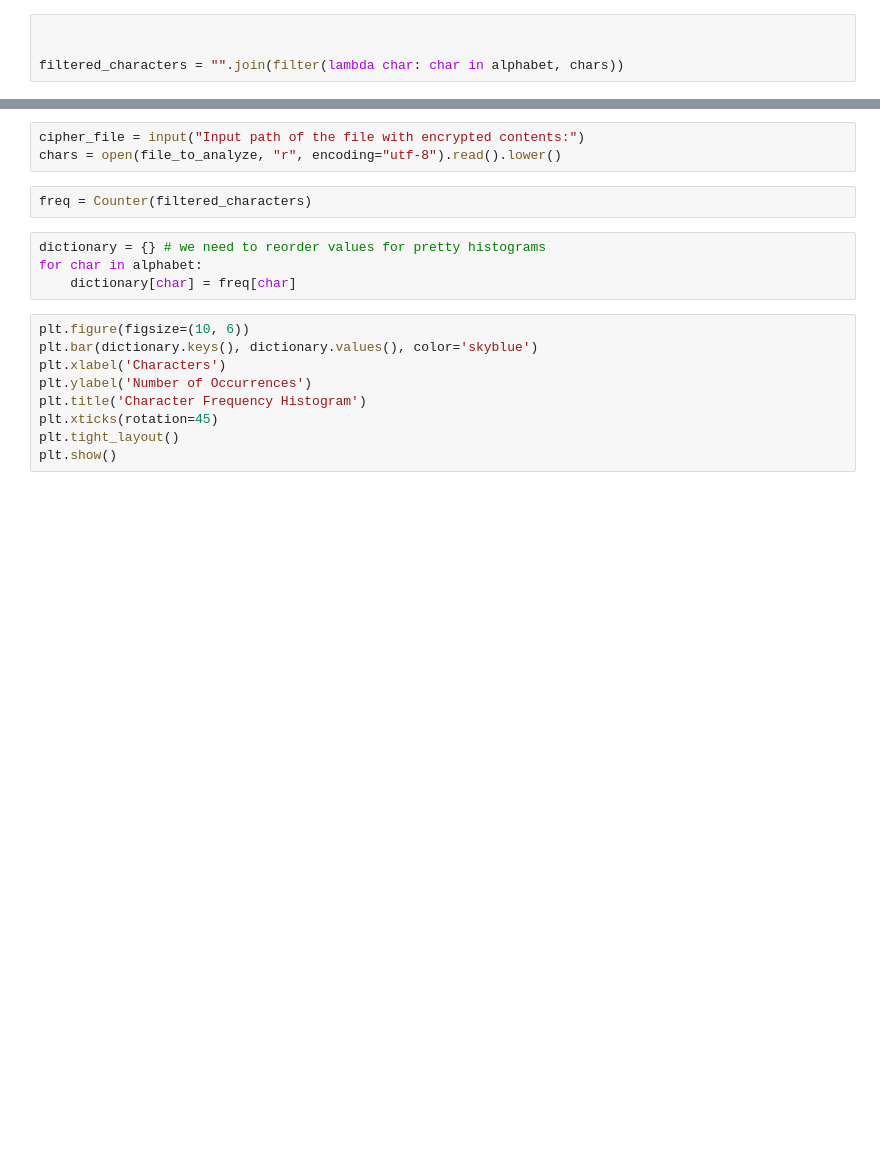
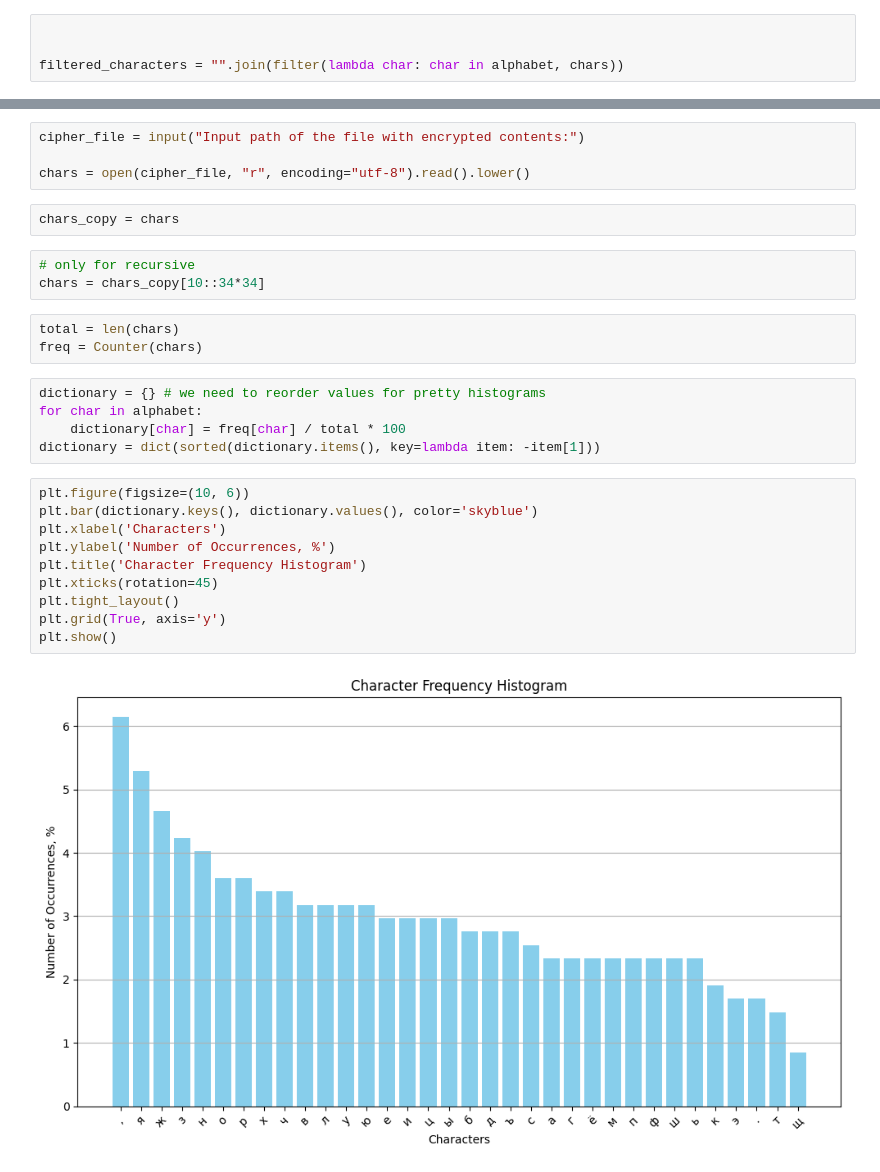
Before and after one commit to WhoAmI4093/uni-cipher-demo, a Jupyter notebook: analysis/analysis.ipynb, the cells around one changed output, grey strips where cells are left out. Saved outputs shown, nothing was run; the diff lists cells and outputs as text; blank space fills up the shorter version.

```diff
--- a/analysis/analysis.ipynb
+++ b/analysis/analysis.ipynb
@@ -33,18 +37,29 @@ plt.show()
 # %%
 cipher_file = input("Input path of the file with encrypted contents:")
-chars = open(file_to_analyze, "r", encoding="utf-8").read().lower()
+
+chars = open(cipher_file, "r", encoding="utf-8").read().lower()
+# %%
+chars_copy = chars
+# %%
+# only for recursive
+chars = chars_copy[10::34*34]
 # %%
-freq = Counter(filtered_characters)
+total = len(chars)
+freq = Counter(chars)
 # %%
 dictionary = {} # we need to reorder values for pretty histograms
 for char in alphabet:
-    dictionary[char] = freq[char]
+    dictionary[char] = freq[char] / total * 100
+dictionary = dict(sorted(dictionary.items(), key=lambda item: -item[1]))
 # %%
 plt.figure(figsize=(10, 6))
 plt.bar(dictionary.keys(), dictionary.values(), color='skyblue')
 plt.xlabel('Characters')
-plt.ylabel('Number of Occurrences')
+plt.ylabel('Number of Occurrences, %')
 plt.title('Character Frequency Histogram')
 plt.xticks(rotation=45)
 plt.tight_layout()
+plt.grid(True, axis='y')
 plt.show()
+# %% [output]
+[figure, added]
```
Also changed, not shown: parts of 5 cells of this notebook, 5 other files.
